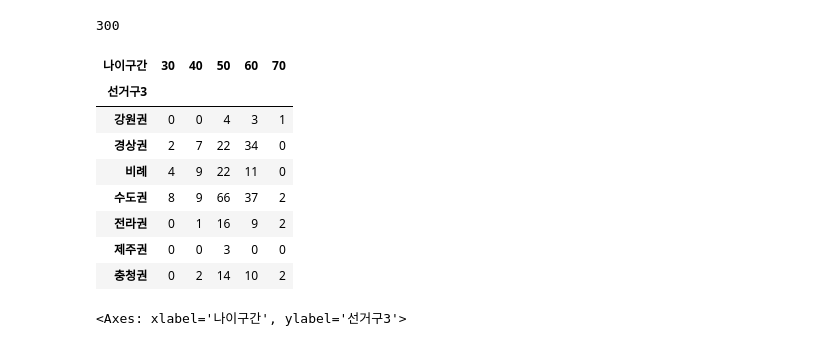
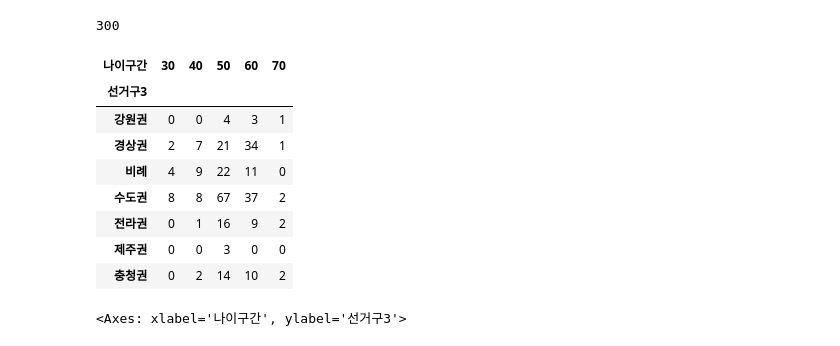
Before and after one commit to myjungwu/Python_Webscraping_Analysis, a Jupyter notebook: 05.국회의원현황-개정판.ipynb, the cells around one changed output. Cells and saved outputs as stored; diff of their text form; code cells hidden in the pictures.

```diff
--- a/05.국회의원현황-개정판.ipynb
+++ b/05.국회의원현황-개정판.ipynb
@@ -822,13 +824,15 @@ Name: count, dtype: int64
 # %% [output]
 300
 # %%
+area_pivot_df = member_df.pivot_table(index='선거구3',columns='나이구간',aggfunc='size').fillna(0).astype(int)
+area_pivot_df
 # %% [output]
 | 나이구간 | 30 | 40 | 50 | 60 | 70 |
 | 선거구3 |  |  |  |  |  |
 | 강원권 | 0 | 0 | 4 | 3 | 1 |
-| 경상권 | 2 | 7 | 22 | 34 | 0 |
+| 경상권 | 2 | 7 | 21 | 34 | 1 |
 | 비례 | 4 | 9 | 22 | 11 | 0 |
-| 수도권 | 8 | 9 | 66 | 37 | 2 |
+| 수도권 | 8 | 8 | 67 | 37 | 2 |
 | 전라권 | 0 | 1 | 16 | 9 | 2 |
 | 제주권 | 0 | 0 | 3 | 0 | 0 |
 | 충청권 | 0 | 2 | 14 | 10 | 2 |
```
Also changed, not shown: parts of 3 cells of this notebook.
